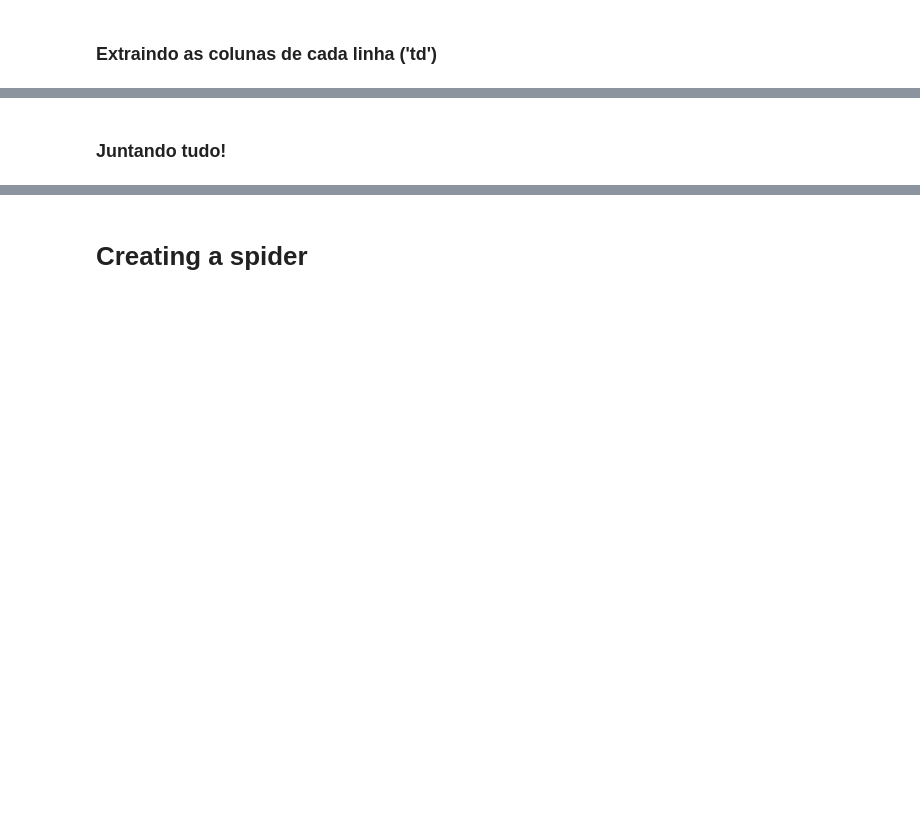
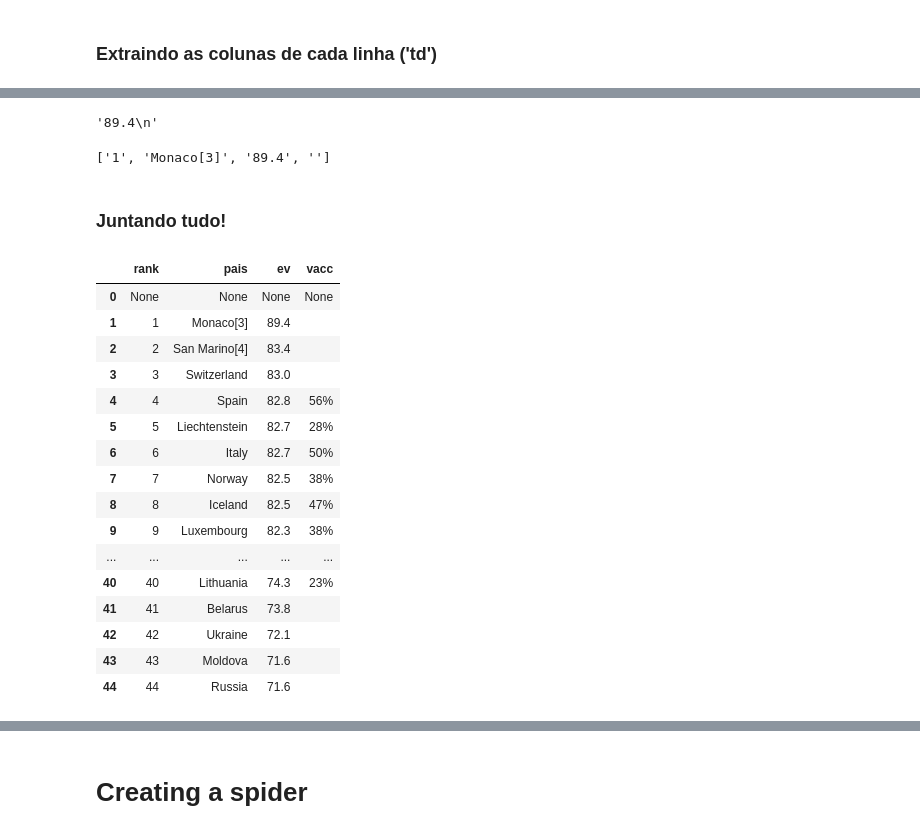
Before and after one commit to pedroteche-ih/64_PT_NOV202111, a Jupyter notebook: aulas/64 DA PT NOV-2021 Aula 20220122.ipynb, the cells around one changed output, grey strips where cells are left out. Cells and saved outputs as stored; diff of their text form; code cells hidden in the pictures; blank space fills up the shorter version.

```diff
--- a/aulas/64 DA PT NOV-2021 Aula 20220122.ipynb
+++ b/aulas/64 DA PT NOV-2021 Aula 20220122.ipynb
@@ -113,6 +286,6 @@ url = 'https://en.wikipedia.org/wiki/List_of_European_countries_by_life_expectan
 # %%
 # Your code here!
 response = requests.get(url)
-html = response.text
+html = response.content
 # %%
 soup = BeautifulSoup(html)
@@ -145,11 +409,39 @@ table_rows[1].find_all('td')
 # %%
 first_row = table_rows[1].find_all('td')
+# %%
+first_row[2].text
+# %% [output]
+'89.4\n'
 # %%
 [elemento.text.strip() for elemento in first_row]
+# %% [output]
+['1', 'Monaco[3]', '89.4', '']
 # %% [markdown]
 ### Juntando tudo!
 # %%
+pd.DataFrame([[elemento.text.strip() for elemento in first_row.find_all('td')] for first_row in table_rows],
+            columns = ['rank', 'pais', 'ev', 'vacc'])
+
+
 # EXERCICIO
 # Construir um DataFrame com os dados da tabela de Expectativa de Vida na Europa da Wikipedia
 # BONUS - faça isso com um list comprehension!
 # BONUS - contrua uma função que receba um link da Wikipedia com uma tabela e retorne um DataFrame (teste em outra tabela)
+# %% [output]
+|  | rank | pais | ev | vacc |
+| 0 | None | None | None | None |
+| 1 | 1 | Monaco[3] | 89.4 |  |
+| 2 | 2 | San Marino[4] | 83.4 |  |
+| 3 | 3 | Switzerland | 83.0 |  |
+| 4 | 4 | Spain | 82.8 | 56% |
+| 5 | 5 | Liechtenstein | 82.7 | 28% |
+| 6 | 6 | Italy | 82.7 | 50% |
+| 7 | 7 | Norway | 82.5 | 38% |
+| 8 | 8 | Iceland | 82.5 | 47% |
+| 9 | 9 | Luxembourg | 82.3 | 38% |
+| ... | ... | ... | ... | ... |
+| 40 | 40 | Lithuania | 74.3 | 23% |
+| 41 | 41 | Belarus | 73.8 |  |
+| 42 | 42 | Ukraine | 72.1 |  |
+| 43 | 43 | Moldova | 71.6 |  |
+| 44 | 44 | Russia | 71.6 |  |
```
Also changed, not shown: parts of 42 cells of this notebook.
